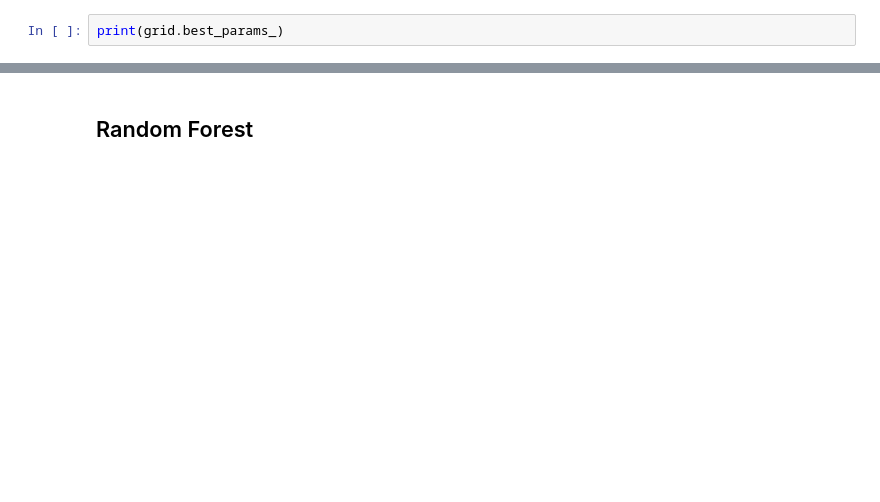
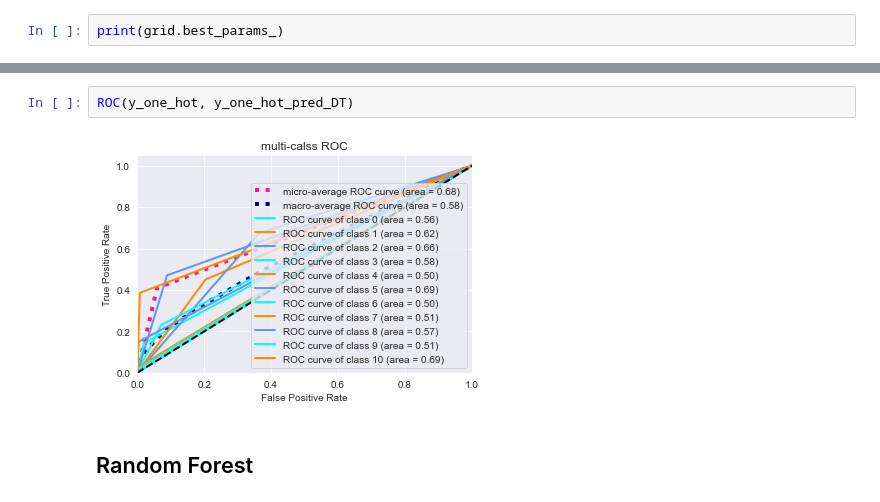
Before and after one commit to DIKLA2322/workspace, a Jupyter notebook: Healthcare_Management.ipynb, the cells around one changed output, grey strips where cells are left out. Cells and saved outputs as stored; diff of their text form; blank space fills up the shorter version.

```diff
--- a/Healthcare_Management.ipynb
+++ b/Healthcare_Management.ipynb
@@ -486,3 +740,7 @@ plt.show()
+# %%
+ROC(y_one_hot, y_one_hot_pred_DT)
+# %% [output]
+[figure, added]
 # %% [markdown]
 ## Random Forest
 # %%
```
Also changed, not shown: parts of 143 cells of this notebook, 6 other files.
